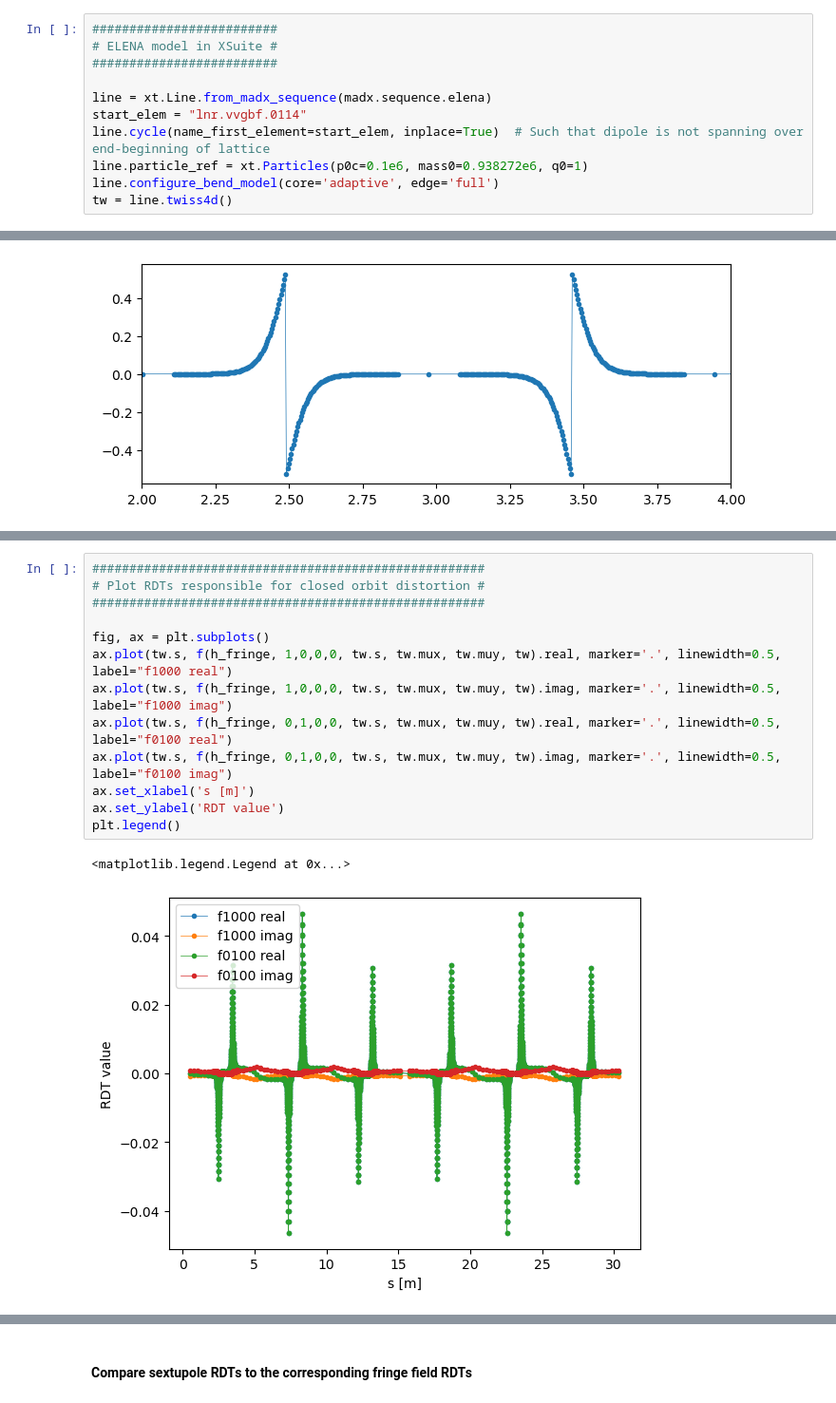
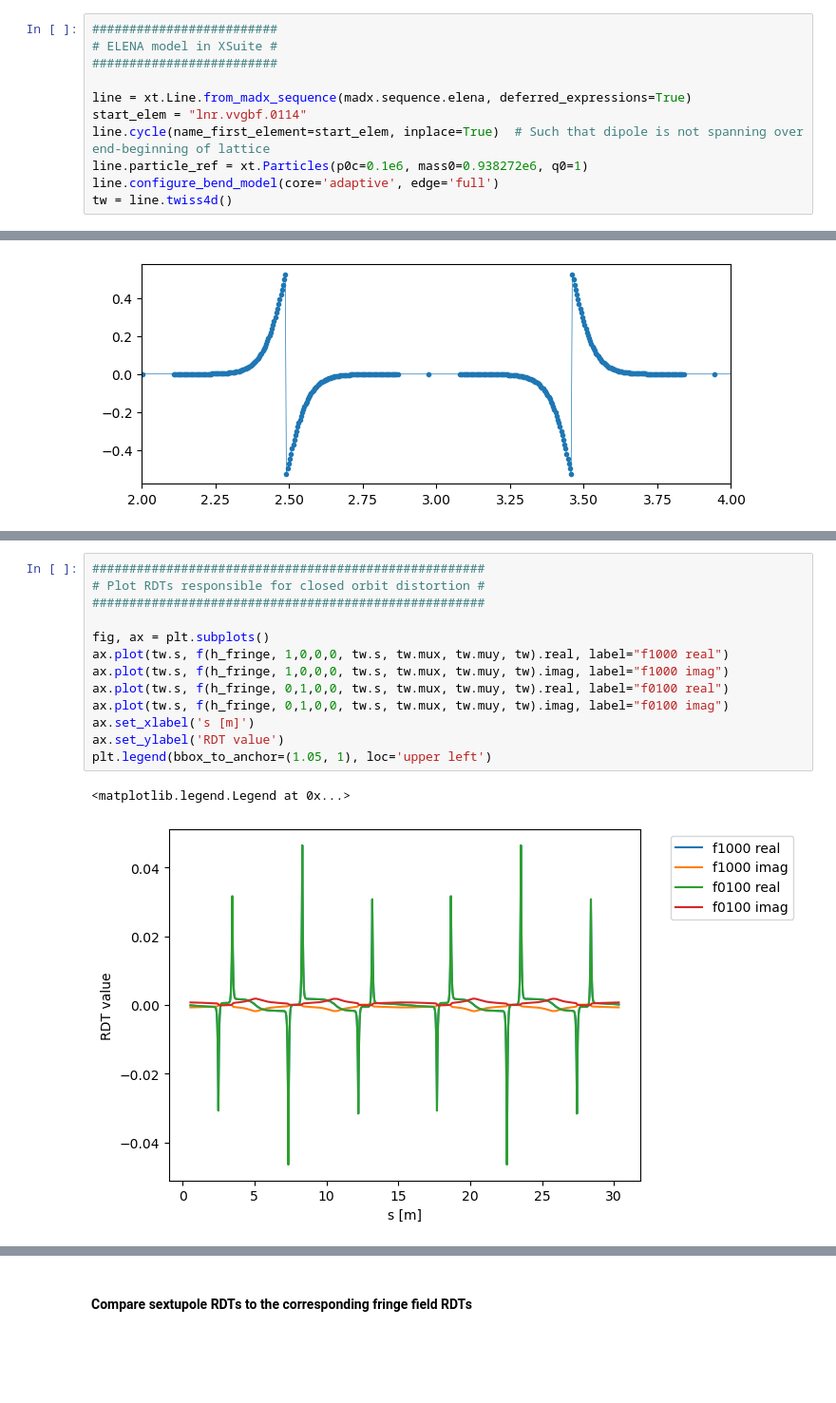
Before and after one commit to xsuite/bpmeth, a Jupyter notebook: examples/ELENA/ring/ELENA_RDTs.ipynb, the cells around one changed output, grey strips where cells are left out. Shown: that part at 95% size. Saved outputs shown, nothing was run; the diff lists cells and outputs as text; blank space fills up the shorter version.

Commit message:
RDTs in ELENA

```diff
--- a/examples/ELENA/ring/ELENA_RDTs.ipynb
+++ b/examples/ELENA/ring/ELENA_RDTs.ipynb
@@ -44,7 +45,7 @@ Beam, particle=ANTIPROTON, pc:=beam_p_GeV_c,ex=5.0E-6,ey=5.0E-6, sige=1E-3, NPAR
 # ELENA model in XSuite #
 #########################
 
-line = xt.Line.from_madx_sequence(madx.sequence.elena)
+line = xt.Line.from_madx_sequence(madx.sequence.elena, deferred_expressions=True)
 start_elem = "lnr.vvgbf.0114"
 line.cycle(name_first_element=start_elem, inplace=True)  # Such that dipole is not spanning over end-beginning of lattice
 line.particle_ref = xt.Particles(p0c=0.1e6, mass0=0.938272e6, q0=1)
@@ -289,18 +290,18 @@ plt.legend()
 # %%
 #####################################################
 # Plot RDTs responsible for closed orbit distortion #
 #####################################################
 
 fig, ax = plt.subplots()
-ax.plot(tw.s, f(h_fringe, 1,0,0,0, tw.s, tw.mux, tw.muy, tw).real, marker='.', linewidth=0.5, label="f1000 real")
-ax.plot(tw.s, f(h_fringe, 1,0,0,0, tw.s, tw.mux, tw.muy, tw).imag, marker='.', linewidth=0.5, label="f1000 imag")
-ax.plot(tw.s, f(h_fringe, 0,1,0,0, tw.s, tw.mux, tw.muy, tw).real, marker='.', linewidth=0.5, label="f0100 real")
-ax.plot(tw.s, f(h_fringe, 0,1,0,0, tw.s, tw.mux, tw.muy, tw).imag, marker='.', linewidth=0.5, label="f0100 imag")
+ax.plot(tw.s, f(h_fringe, 1,0,0,0, tw.s, tw.mux, tw.muy, tw).real, label="f1000 real")
+ax.plot(tw.s, f(h_fringe, 1,0,0,0, tw.s, tw.mux, tw.muy, tw).imag, label="f1000 imag")
+ax.plot(tw.s, f(h_fringe, 0,1,0,0, tw.s, tw.mux, tw.muy, tw).real, label="f0100 real")
+ax.plot(tw.s, f(h_fringe, 0,1,0,0, tw.s, tw.mux, tw.muy, tw).imag, label="f0100 imag")
 ax.set_xlabel('s [m]')
 ax.set_ylabel('RDT value')
-plt.legend()
+plt.legend(bbox_to_anchor=(1.05, 1), loc='upper left')
 # %% [output]
 <matplotlib.legend.Legend at 0x...>
-[figure, old version]
+[figure, new version]
 # %%
 fig, ax = plt.subplots()
```
Also changed, not shown: parts of 13 cells of this notebook, 1 other file.
